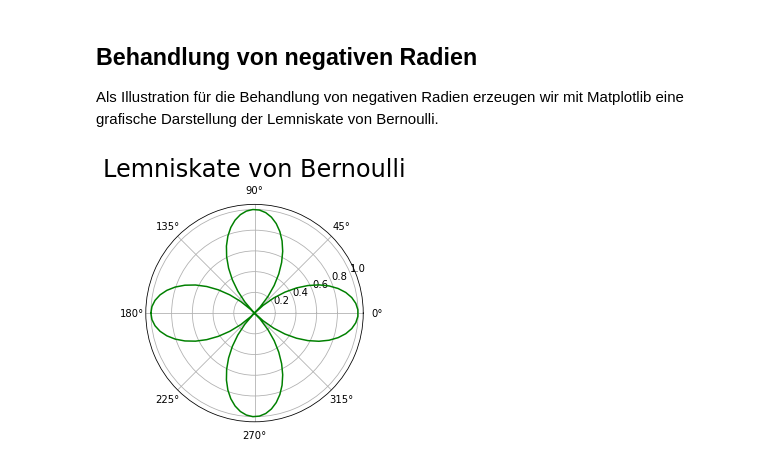
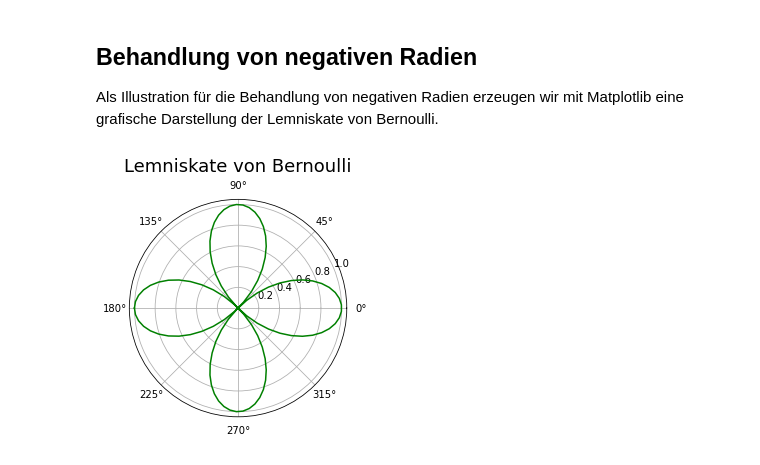
Before and after one commit to MBrill/Jupyter, a Jupyter notebook: Parameterkurven/polarCurves.ipynb, the cells around one changed output. Saved outputs shown, nothing was run; the diff lists cells and outputs as text; code cells hidden in the pictures.

```diff
--- a/Parameterkurven/polarCurves.ipynb
+++ b/Parameterkurven/polarCurves.ipynb
@@ -101,14 +111,14 @@ Als Illustration für die Behandlung von negativen Radien erzeugen wir mit Matpl
 # %%
 import matplotlib.pyplot as plt
 
 phi, r = lemniscate()
 
 fig = plt.figure()
 plt.polar(phi, r, 'g-')
 plt.title('Lemniskate von Bernoulli',
           y=1.1,
-          fontsize=24)
+          fontsize=18)
 
 plt.show()
 # %% [output]
-[figure, old version]
+[figure, new version]
```
Also changed, not shown: parts of 5 cells of this notebook, 1 other file.
